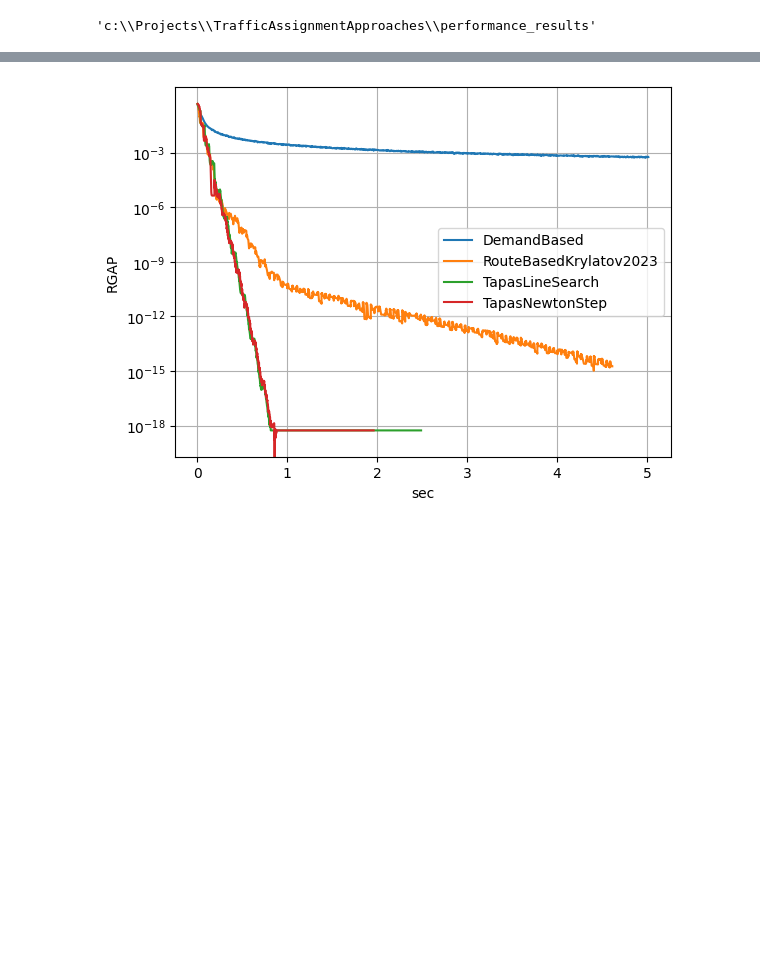
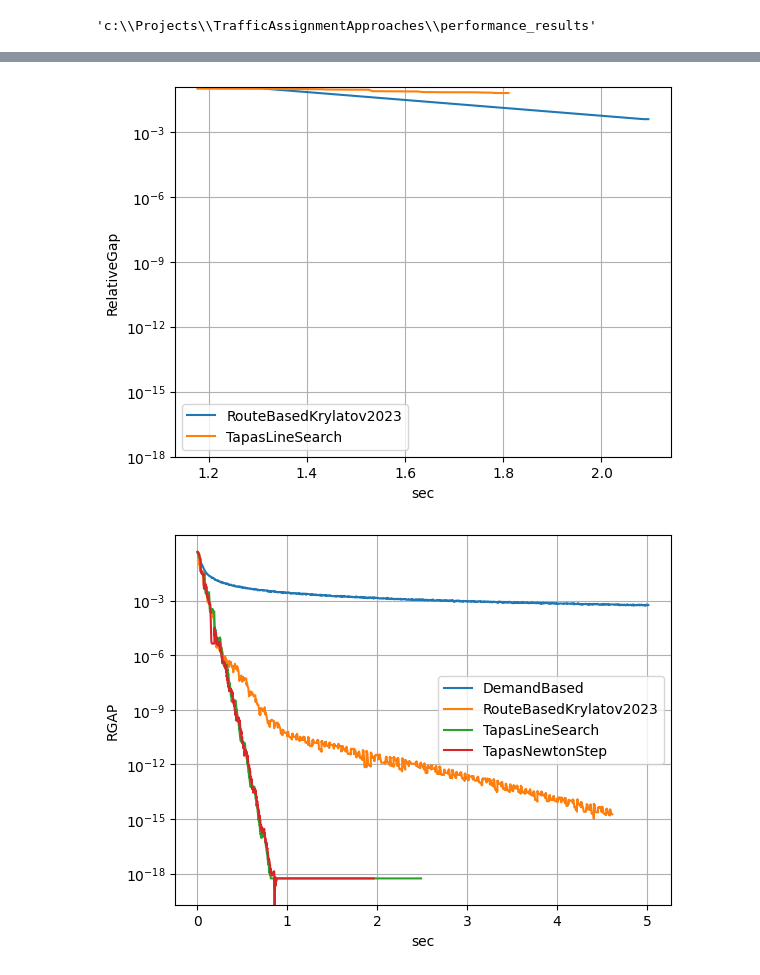
Before and after one commit to baspresso/TrafficAssignmentApproaches, a Jupyter notebook: scripts/graphs_plotting.ipynb, the cells around one changed output, grey strips where cells are left out. Cells and saved outputs as stored; diff of their text form; code cells hidden in the pictures; blank space fills up the shorter version.

```diff
--- a/scripts/graphs_plotting.ipynb
+++ b/scripts/graphs_plotting.ipynb
@@ -68,3 +68,7 @@ plot_datasets_graphs(*get_dataset_info('Anaheim'))
+# %%
+plot_datasets_graphs(*get_dataset_info('Barcelona'))
+# %% [output]
+[figure, added]
 # %%
 dataframes, approaches = get_dataset_info('SiouxFalls')
 plot_datasets_graphs(*get_dataset_info('SiouxFalls'))
```
Also changed, not shown: parts of 3 cells of this notebook, 4 other files.
